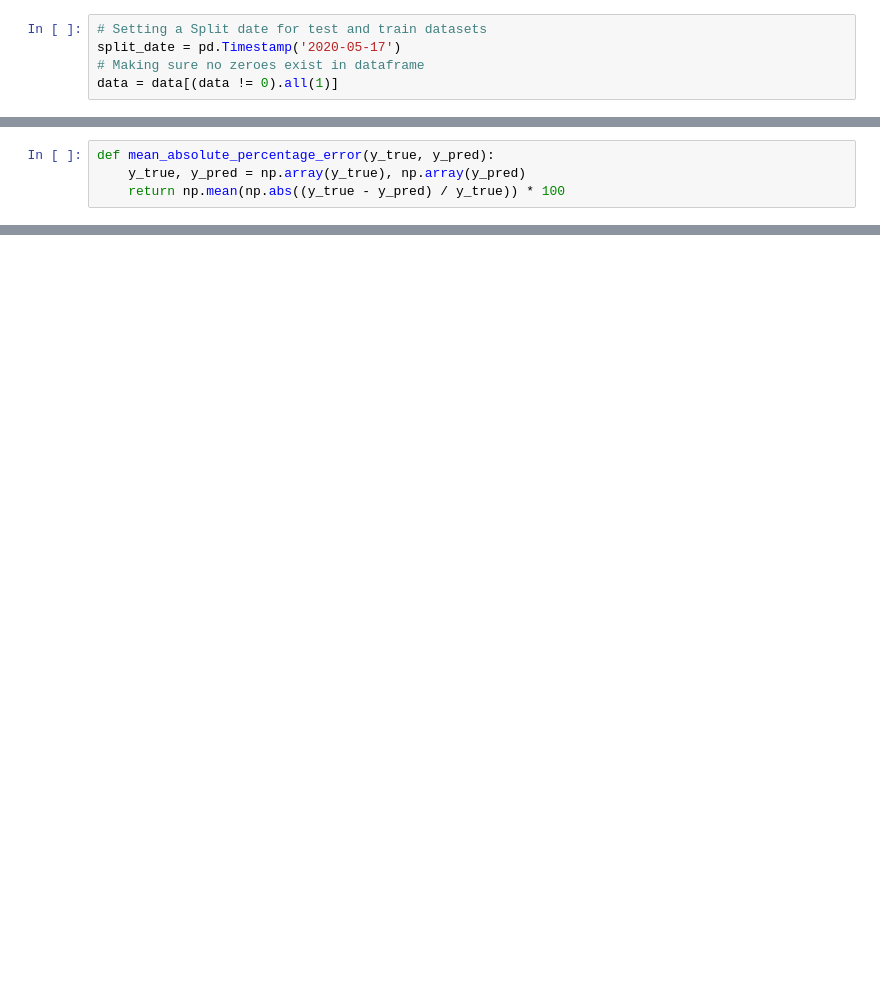
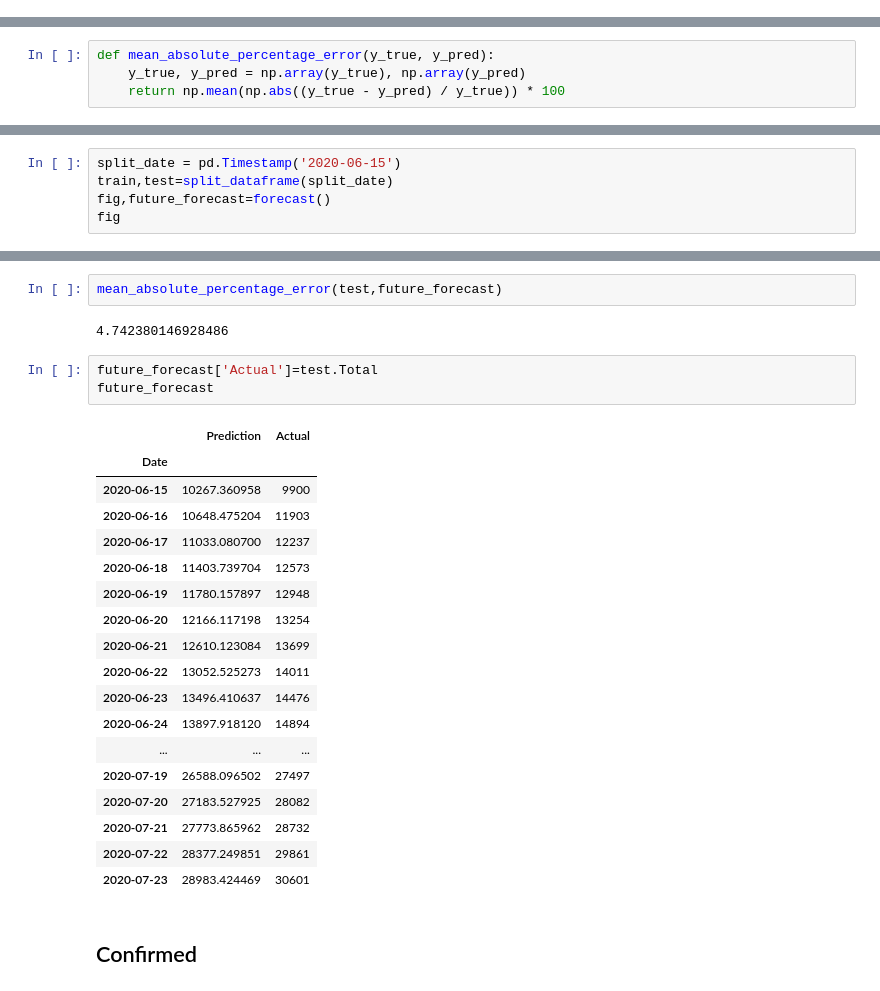
Before and after one commit to anandrajaram21/covidash, a Jupyter notebook: src/jupyter_notebooks/Auto_ARIMA_COVID_19.ipynb, the cells around one changed output, grey strips where cells are left out. Saved outputs shown, nothing was run; the diff lists cells and outputs as text; blank space fills up the shorter version.

```diff
--- a/src/jupyter_notebooks/Auto_ARIMA_COVID_19.ipynb
+++ b/src/jupyter_notebooks/Auto_ARIMA_COVID_19.ipynb
@@ -61,6 +57 @@ px.line(data, template = 'plotly_dark')
-# %%
-# Setting a Split date for test and train datasets
-split_date = pd.Timestamp('2020-05-17')
-# Making sure no zeroes exist in dataframe
-data = data[(data != 0).all(1)]
 # %%
@@ -169,0 +197,5 @@ future_forecast
+# %%
+split_date = pd.Timestamp('2020-06-15')
+train,test=split_dataframe(split_date)
+fig,future_forecast=forecast()
+fig
@@ -169,0 +220,28 @@ future_forecast
+# %%
+mean_absolute_percentage_error(test,future_forecast)
+# %% [output]
+4.742380146928486
+# %%
+future_forecast['Actual']=test.Total
+future_forecast
+# %% [output]
+|  | Prediction | Actual |
+| Date |  |  |
+| 2020-06-15 | 10267.360958 | 9900 |
+| 2020-06-16 | 10648.475204 | 11903 |
+| 2020-06-17 | 11033.080700 | 12237 |
+| 2020-06-18 | 11403.739704 | 12573 |
+| 2020-06-19 | 11780.157897 | 12948 |
+| 2020-06-20 | 12166.117198 | 13254 |
+| 2020-06-21 | 12610.123084 | 13699 |
+| 2020-06-22 | 13052.525273 | 14011 |
+| 2020-06-23 | 13496.410637 | 14476 |
+| 2020-06-24 | 13897.918120 | 14894 |
+| ... | ... | ... |
+| 2020-07-19 | 26588.096502 | 27497 |
+| 2020-07-20 | 27183.527925 | 28082 |
+| 2020-07-21 | 27773.865962 | 28732 |
+| 2020-07-22 | 28377.249851 | 29861 |
+| 2020-07-23 | 28983.424469 | 30601 |
+# %% [markdown]
+## Confirmed
```
Also changed, not shown: parts of 22 cells of this notebook.
